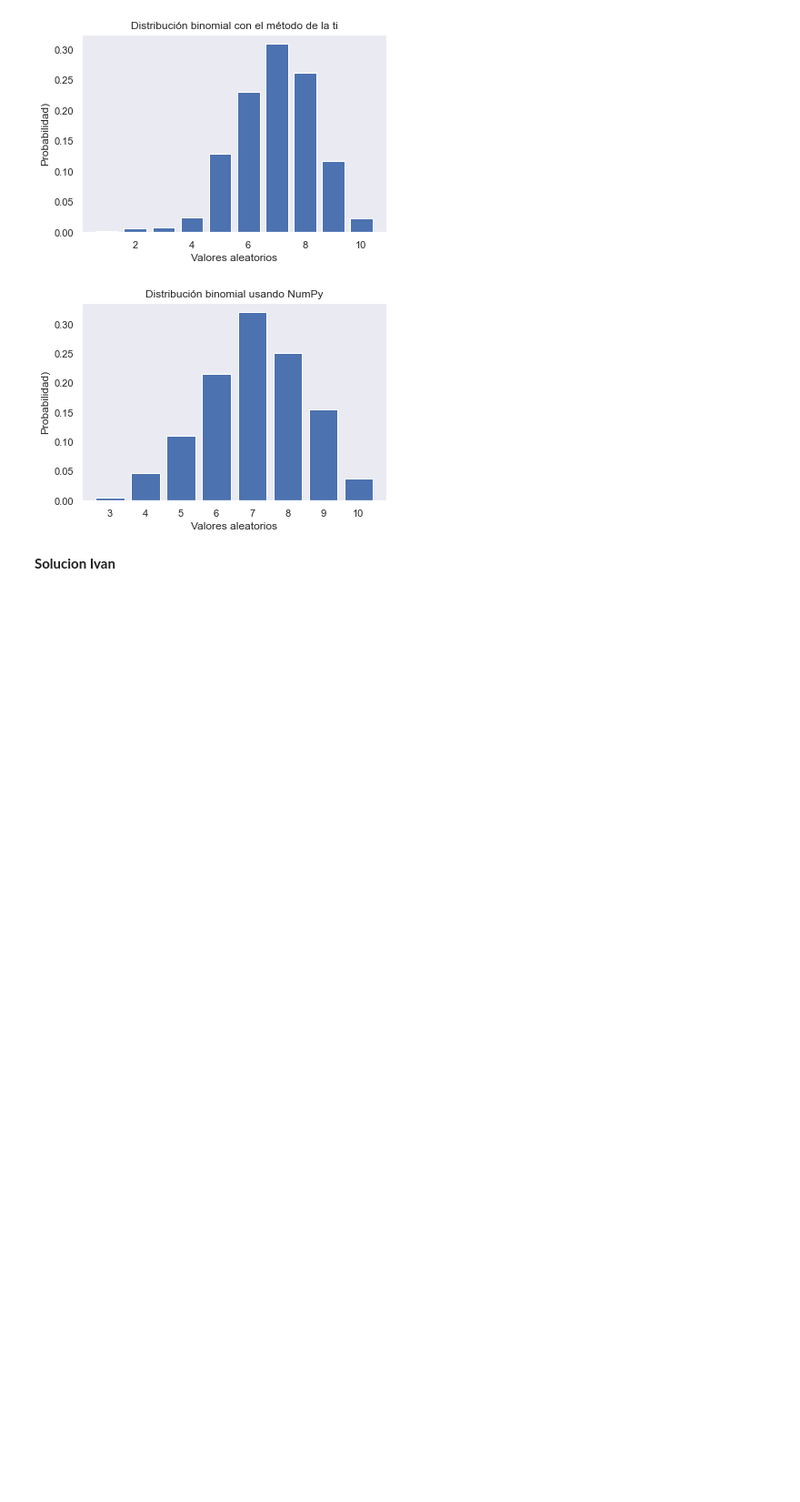
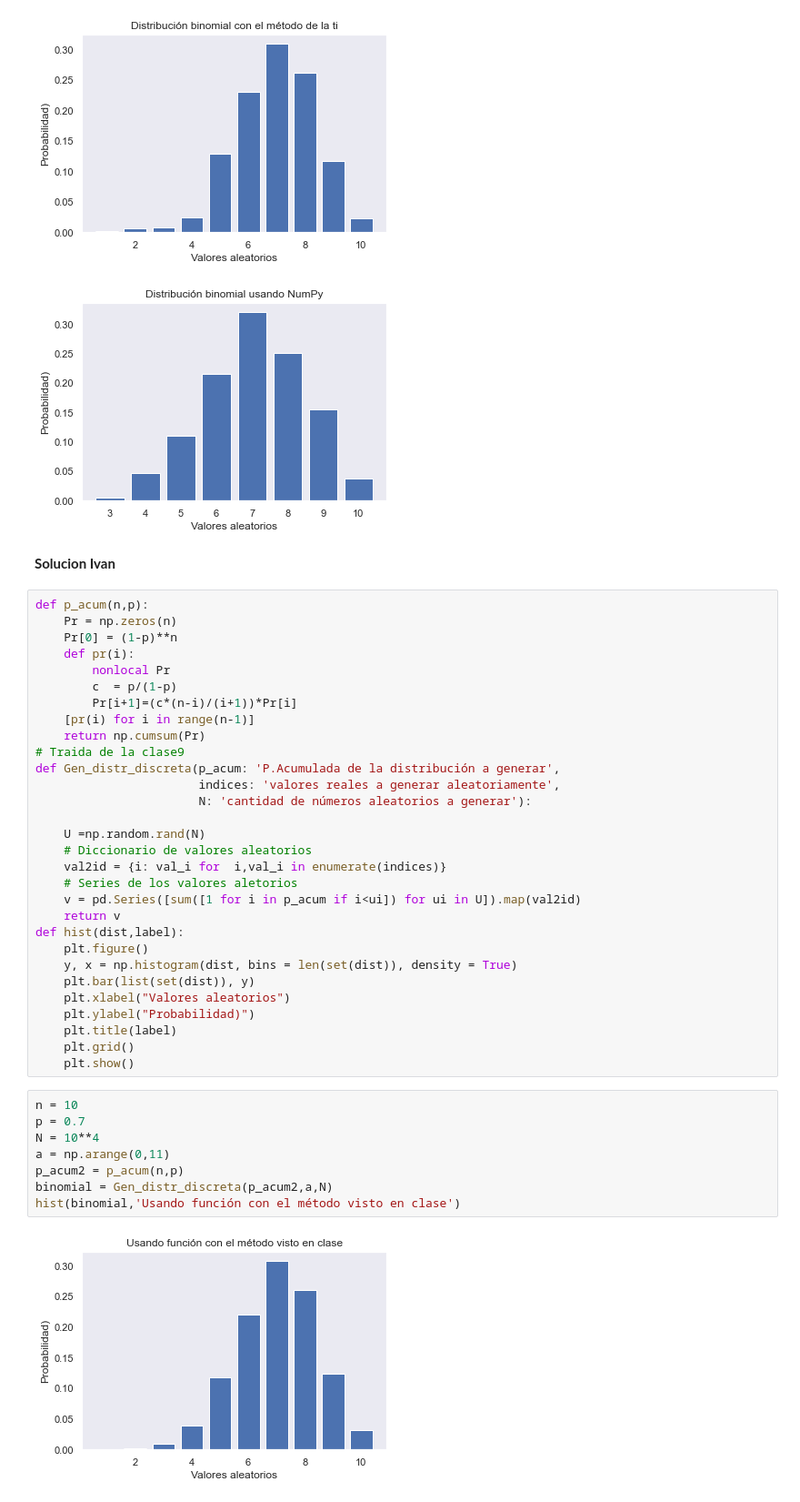
Before and after one commit to Carolina1002/ProyectoConjunto_CBarba_IArellano, a Jupyter notebook: Tarea5_CBarba_IArellano.ipynb, the cells around one changed output. Shown at 91% size. Saved outputs shown, nothing was run; the diff lists cells and outputs as text; blank space fills up the shorter version.

```diff
--- a/Tarea5_CBarba_IArellano.ipynb
+++ b/Tarea5_CBarba_IArellano.ipynb
@@ -107,3 +127,43 @@ hist_dis(bin_np, "Distribución binomial usando NumPy")
 [figure]
 # %% [markdown]
 **Solucion Ivan**
+# %%
+def p_acum(n,p):
+    Pr = np.zeros(n)
+    Pr[0] = (1-p)**n
+    def pr(i):
+        nonlocal Pr
+        c  = p/(1-p)
+        Pr[i+1]=(c*(n-i)/(i+1))*Pr[i]
+    [pr(i) for i in range(n-1)]
+    return np.cumsum(Pr)
+# Traida de la clase9
+def Gen_distr_discreta(p_acum: 'P.Acumulada de la distribución a generar',
+                       indices: 'valores reales a generar aleatoriamente',
+                       N: 'cantidad de números aleatorios a generar'):
+
+    U =np.random.rand(N)
+    # Diccionario de valores aleatorios
+    val2id = {i: val_i for  i,val_i in enumerate(indices)}
+    # Series de los valores aletorios
+    v = pd.Series([sum([1 for i in p_acum if i<ui]) for ui in U]).map(val2id)
+    return v
+def hist(dist,label):
+    plt.figure()
+    y, x = np.histogram(dist, bins = len(set(dist)), density = True)
+    plt.bar(list(set(dist)), y)
+    plt.xlabel("Valores aleatorios")
+    plt.ylabel("Probabilidad)")
+    plt.title(label)
+    plt.grid()
+    plt.show()
+# %%
+n = 10
+p = 0.7
+N = 10**4
+a = np.arange(0,11)
+p_acum2 = p_acum(n,p)
+binomial = Gen_distr_discreta(p_acum2,a,N)
+hist(binomial,'Usando función con el método visto en clase')
+# %% [output]
+[figure, added]
```
Also changed, not shown: parts of 4 cells of this notebook.
